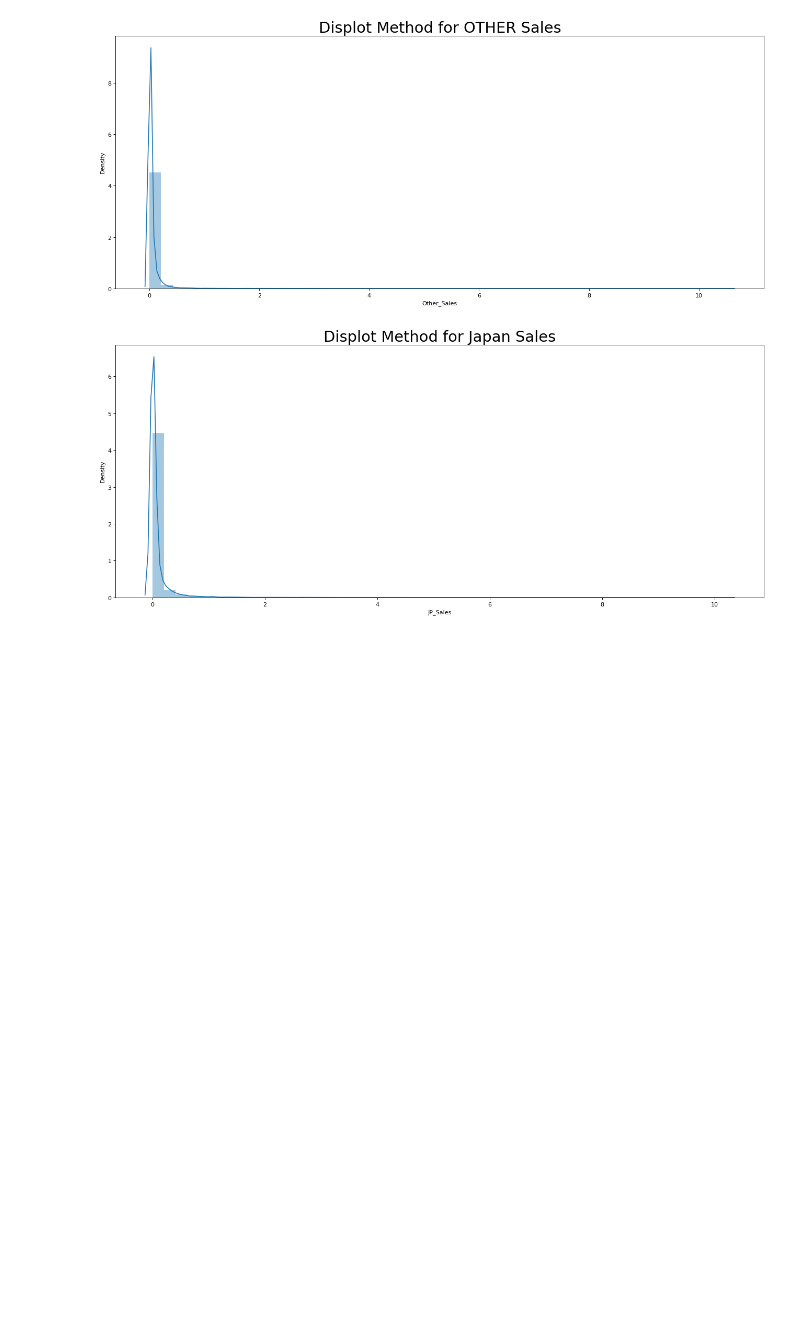
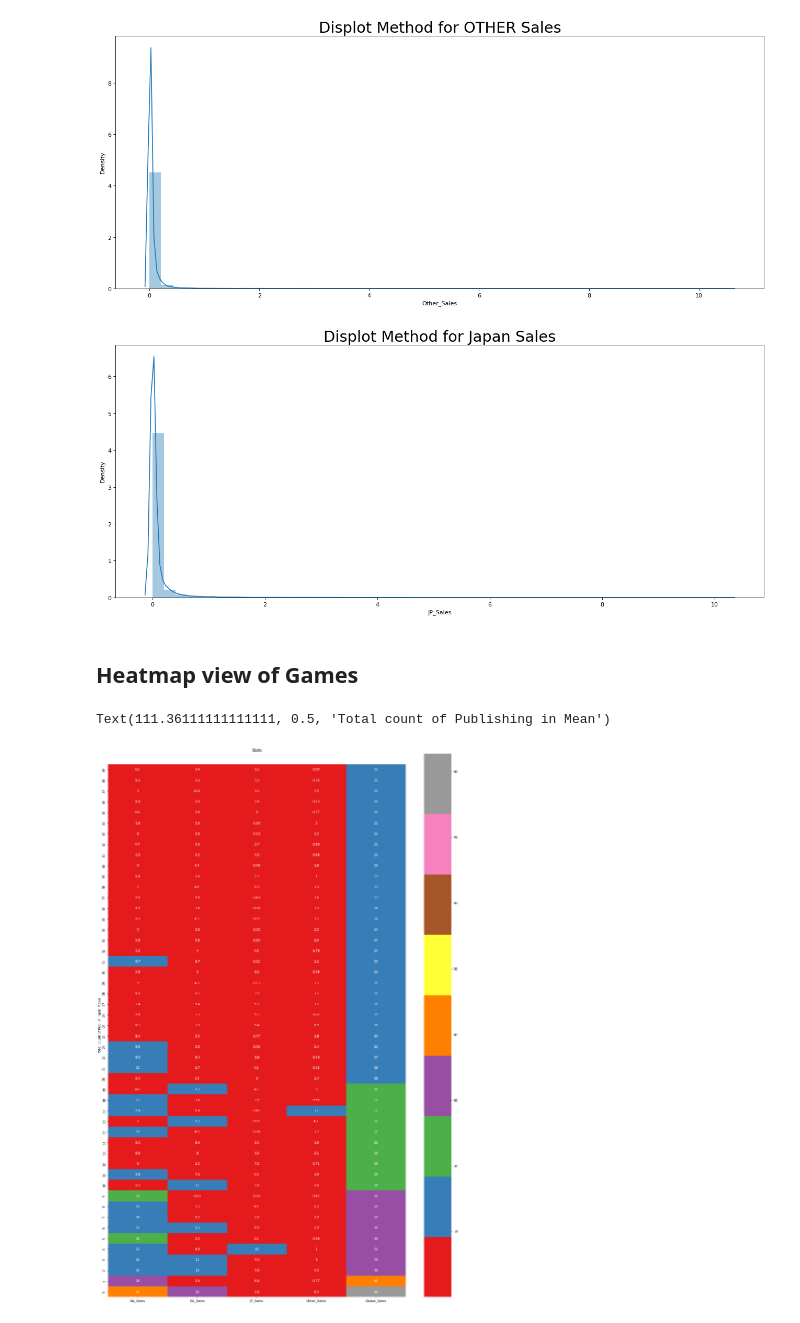
Before and after one commit to Milind-cod3-base/EDA_VideoGames, a Jupyter notebook: games_eda.ipynb, the cells around one changed output. Drawn from its saved outputs; the diff is of its cells as text; code cells hidden in the pictures; blank space fills up the shorter version.

```diff
--- a/games_eda.ipynb
+++ b/games_eda.ipynb
@@ -347,3 +347,16 @@ for i in df_lst:
 [figure]
 [figure]
 [figure]
+# %% [markdown]
+## Heatmap view of Games
+# %%
+plt.figure(figsize=(20,30), dpi= 50)
+avg_stats = vgame_df.groupby('Publisher').mean()
+gamesample = vgame_df.filter(like = 'Sales')[0:50]
+plt.title("Stats")
+sns.heatmap(gamesample, annot=True, cmap='Set1')
+plt.ylim(0,51)
+plt.ylabel('Total count of Publishing in Mean')
+# %% [output]
+Text(111.36111111111111, 0.5, 'Total count of Publishing in Mean')
+[figure, added]
```
